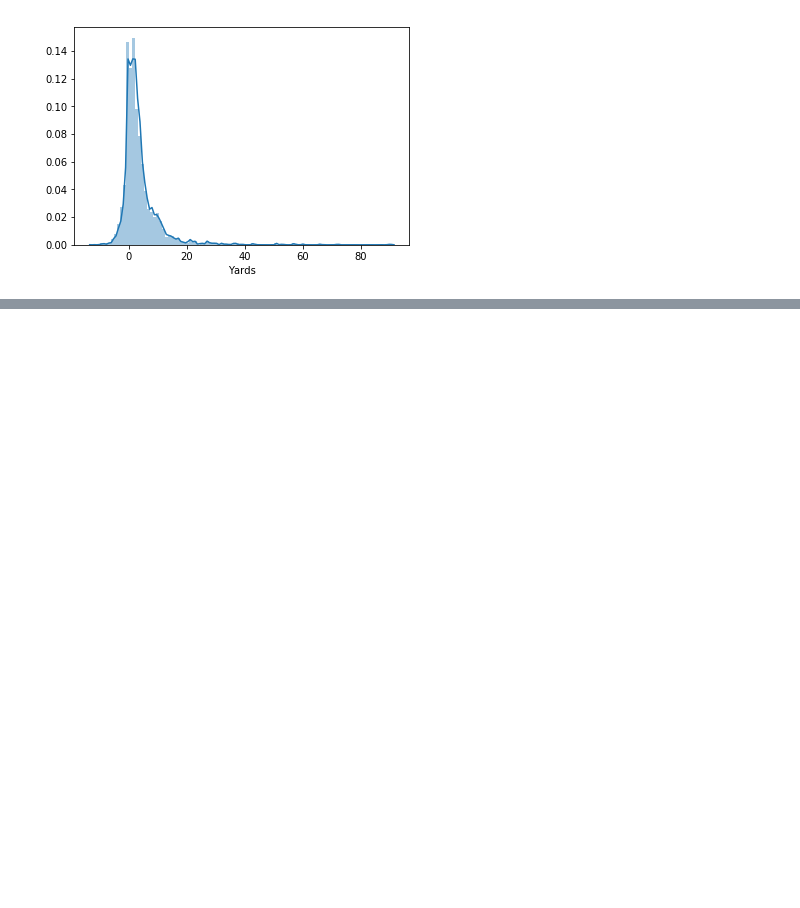
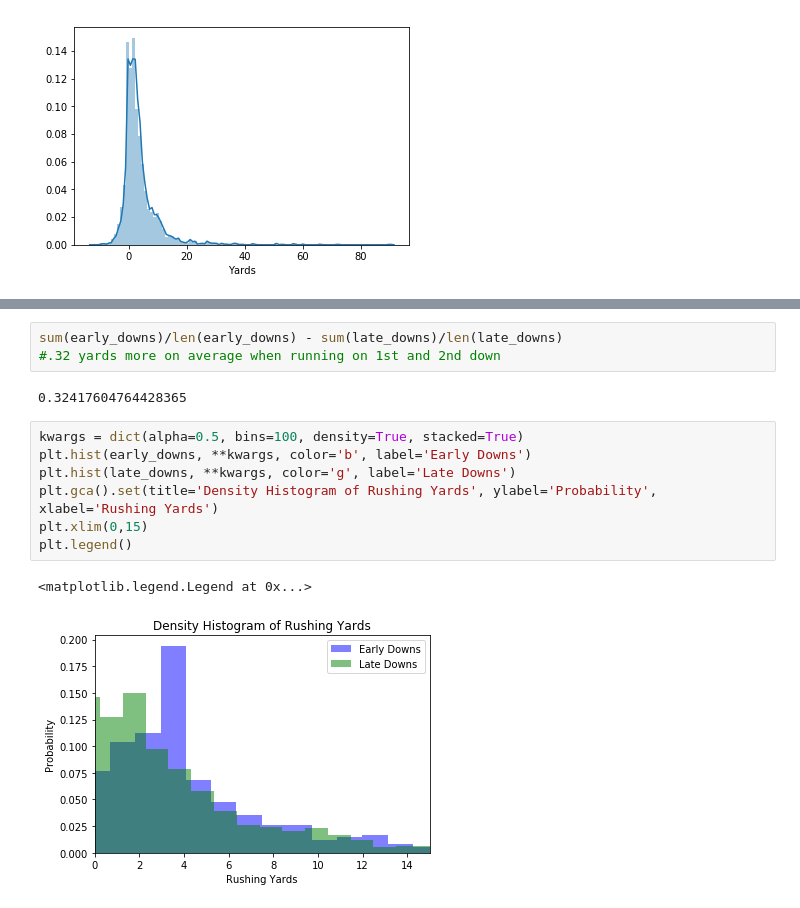
Before and after one commit to zoo911/NFL-Rushing-Data-Analysis, a Jupyter notebook: Histograms.ipynb, the cells around one changed output, grey strips where cells are left out. Drawn from its saved outputs; the diff is of its cells as text; blank space fills up the shorter version.

Commit message:
Histogram with late and early added to readme

```diff
--- a/Histograms.ipynb
+++ b/Histograms.ipynb
@@ -34,0 +37,15 @@ Ks_2sampResult(statistic=0.09296973949893289, pvalue=2.724837766548859e-303)
+# %%
+sum(early_downs)/len(early_downs) - sum(late_downs)/len(late_downs)
+#.32 yards more on average when running on 1st and 2nd down
+# %% [output]
+0.32417604764428365
+# %%
+kwargs = dict(alpha=0.5, bins=100, density=True, stacked=True)
+plt.hist(early_downs, **kwargs, color='b', label='Early Downs')
+plt.hist(late_downs, **kwargs, color='g', label='Late Downs')
+plt.gca().set(title='Density Histogram of Rushing Yards', ylabel='Probability', xlabel='Rushing Yards')
+plt.xlim(0,15)
+plt.legend()
+# %% [output]
+<matplotlib.legend.Legend at 0x...>
+[figure, added]
```
Also changed, not shown: parts of 3 cells of this notebook, 1 other file.
